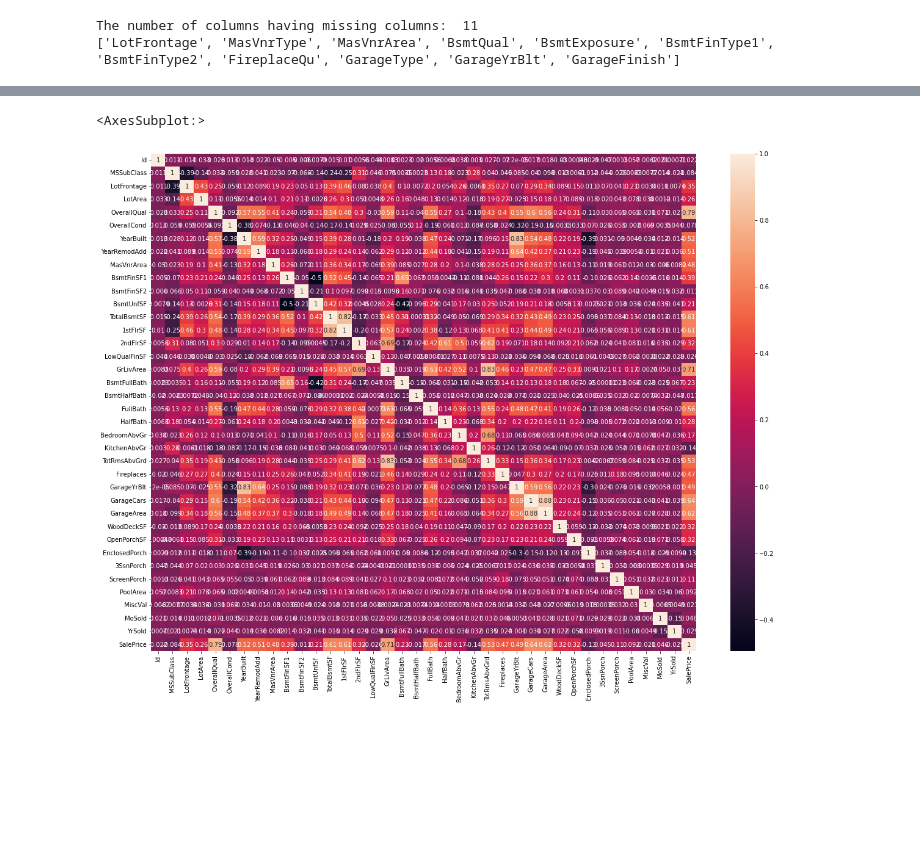
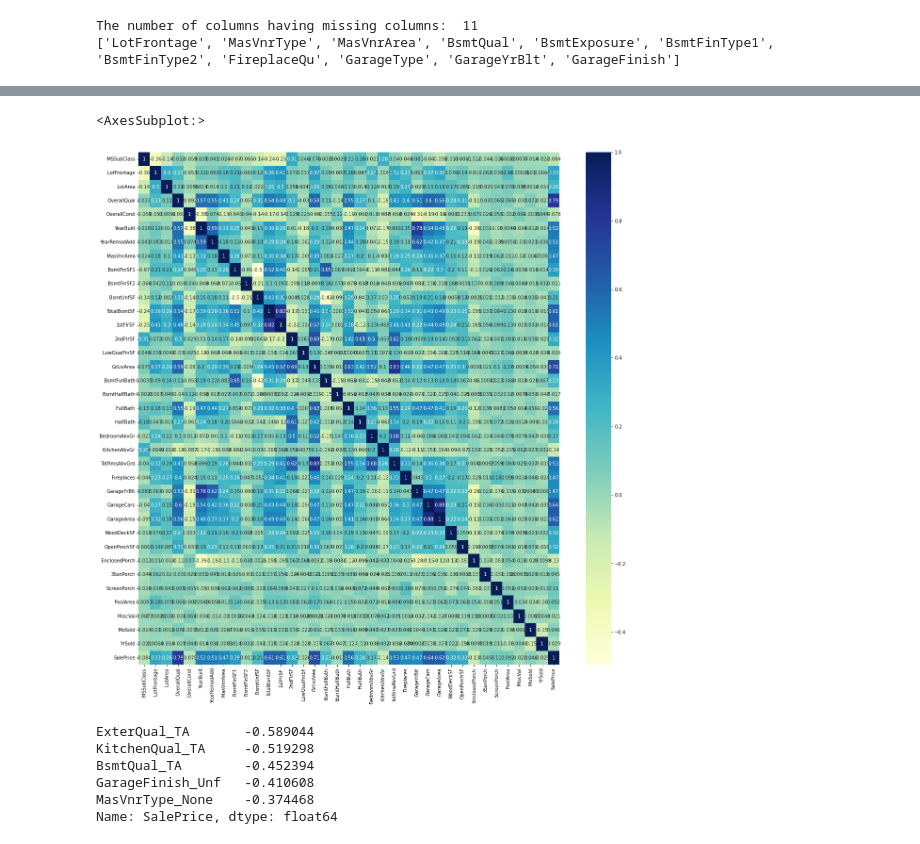
Before and after one commit to kvc0608/HousePricing, a Jupyter notebook: SurpriseHousing.ipynb, the cells around one changed output, grey strips where cells are left out. Cells and saved outputs as stored; diff of their text form; code cells hidden in the pictures; blank space fills up the shorter version.

```diff
--- a/SurpriseHousing.ipynb
+++ b/SurpriseHousing.ipynb
@@ -44,6 +46,9 @@ Data columns (total 81 columns):
  80  SalePrice      1460 non-null   int64
 dtypes: float64(3), int64(35), object(43)
 memory usage: 924.0+ KB
+# %%
+#  Form the data dictionary, the column id is irrelevant for prediction
+data.drop("Id",inplace=True,axis=1)
 # %%
 # Some of the columns have many missing values which will not help in building the model
 # Deleting the columns havving more than 30% of missing values
@@ -84,3 +89,11 @@ print(mis_col)
 # %% [output]
 The number of columns having missing columns:  11
 ['LotFrontage', 'MasVnrType', 'MasVnrArea', 'BsmtQual', 'BsmtExposure', 'BsmtFinType1', 'BsmtFinType2', 'FireplaceQu', 'GarageType', 'GarageYrBlt', 'GarageFinish']
+# %%
+#  Misssing value imputation
+#  Filling the missing values with median if the column is numeric and with mode if the column is categorical
+for miscol in mis_col:
+    if miscol in num_data.columns:
+        data[miscol].fillna(data[miscol].median(),inplace=True)
+    elif miscol in cat_data.columns:
+        data[miscol].fillna(data[miscol].value_counts().values[0],inplace=True)
@@ -87,8 +121,22 @@ The number of columns having missing columns:  11
+# %%
+#  Dummy encoding for categorical variables
+data_with_dummies = pd.get_dummies(data,drop_first=True)
 # %%
 # Plotting corelation matrix between variables
 corr_mat = data.corr()
-plt.figure(figsize=(20,15))
-sns.heatmap(corr_mat,annot=True)
+corr_mat_with_dummies = data_with_dummies.corr()
+plt.figure(figsize=(20,20))
+sns.heatmap(corr_mat,annot=True,cmap="YlGnBu")
 # %% [output]
 <AxesSubplot:>
-[figure, old version]
+[figure, new version]
+# %%
+#  Listing the top corelated variables
+corr_mat_with_dummies.sort_values(by="SalePrice")["SalePrice"].head()
+# %% [output]
+ExterQual_TA       -0.589044
+KitchenQual_TA     -0.519298
+BsmtQual_TA        -0.452394
+GarageFinish_Unf   -0.410608
+MasVnrType_None    -0.374468
+Name: SalePrice, dtype: float64
```
Also changed, not shown: parts of 14 cells of this notebook.
